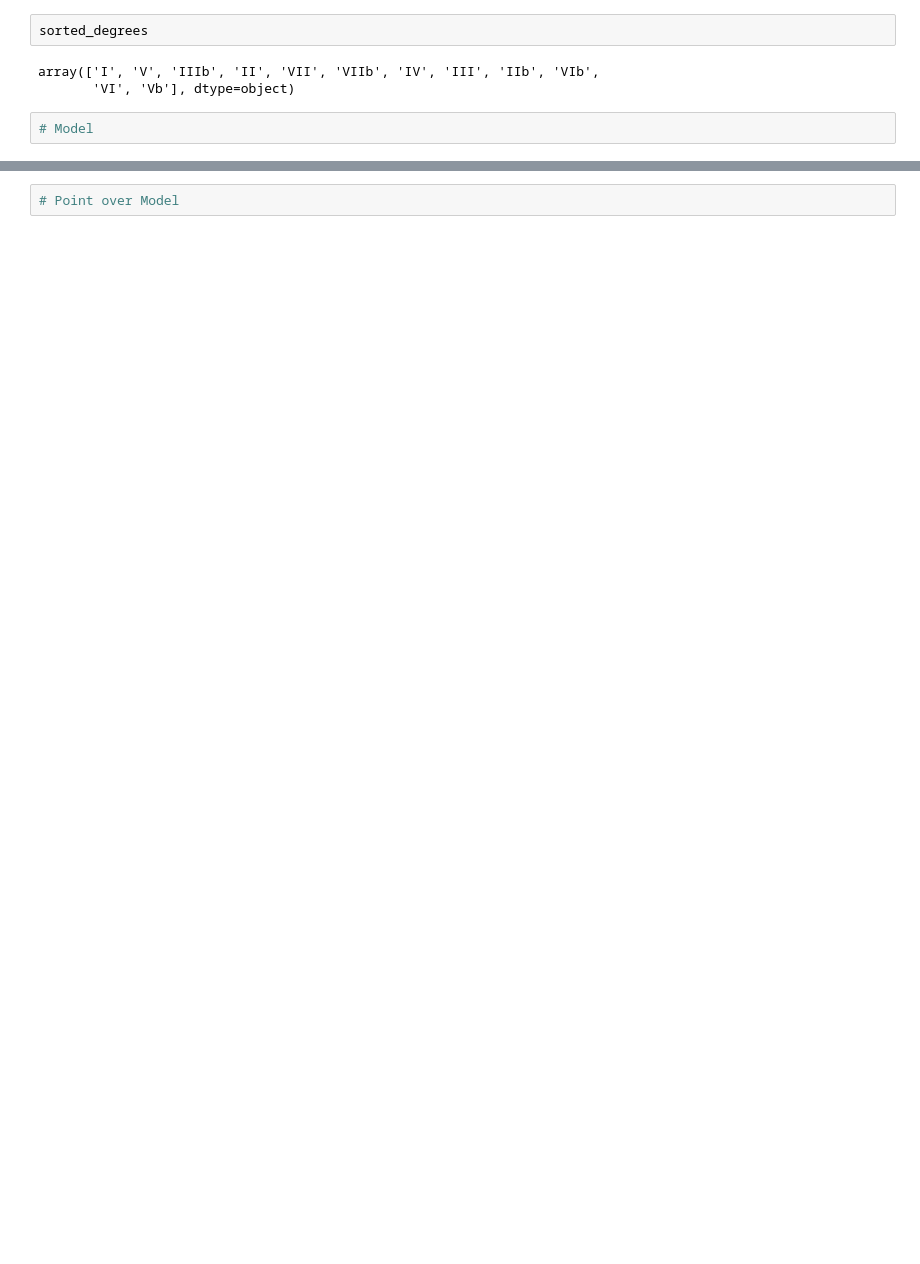
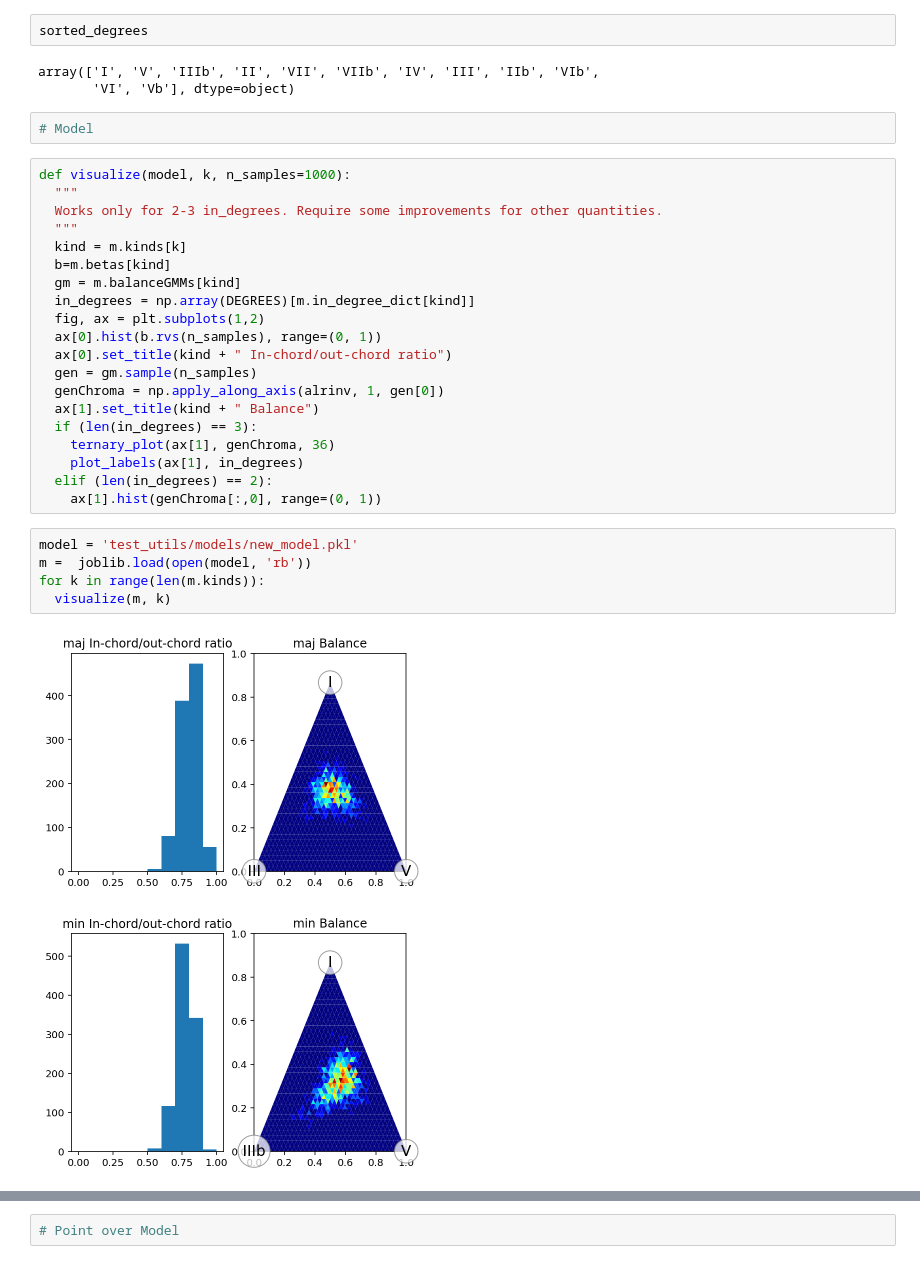
Before and after one commit to EduardVergesFranch/TFG_EduardVergesFranch, a Jupyter notebook: test_code/Visualize.ipynb, the cells around one changed output, grey strips where cells are left out. Drawn from its saved outputs; the diff is of its cells as text; blank space fills up the shorter version.

Commit message:
Adding visualization for the model.

```diff
--- a/test_code/Visualize.ipynb
+++ b/test_code/Visualize.ipynb
@@ -125,3 +127,31 @@ array(['I', 'V', 'IIIb', 'II', 'VII', 'VIIb', 'IV', 'III', 'IIb', 'VIb',
        'VI', 'Vb'], dtype=object)
 # %%
 # Model
+# %%
+def visualize(model, k, n_samples=1000):
+  """
+  Works only for 2-3 in_degrees. Require some improvements for other quantities.
+  """
+  kind = m.kinds[k]
+  b=m.betas[kind]
+  gm = m.balanceGMMs[kind]
+  in_degrees = np.array(DEGREES)[m.in_degree_dict[kind]]
+  fig, ax = plt.subplots(1,2)
+  ax[0].hist(b.rvs(n_samples), range=(0, 1))
+  ax[0].set_title(kind + " In-chord/out-chord ratio")
+  gen = gm.sample(n_samples)
+  genChroma = np.apply_along_axis(alrinv, 1, gen[0])
+  ax[1].set_title(kind + " Balance")
+  if (len(in_degrees) == 3):
+    ternary_plot(ax[1], genChroma, 36)
+    plot_labels(ax[1], in_degrees)
+  elif (len(in_degrees) == 2):
+    ax[1].hist(genChroma[:,0], range=(0, 1))
+# %%
+model = 'test_utils/models/new_model.pkl'
+m =  joblib.load(open(model, 'rb'))
+for k in range(len(m.kinds)):
+  visualize(m, k)
+# %% [output]
+[figure, added]
+[figure, added]
```
Also changed, not shown: parts of 4 cells of this notebook, 1 other file.
